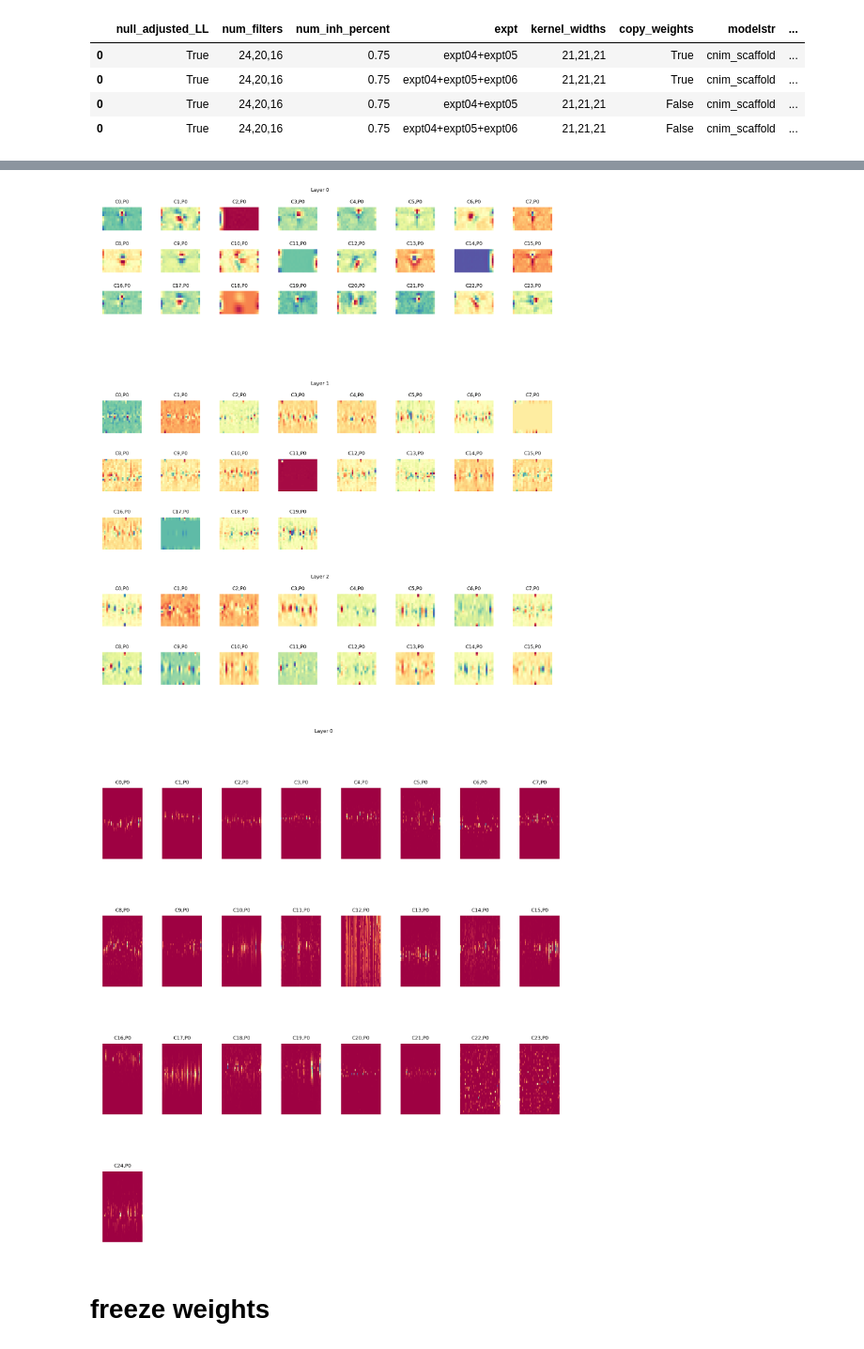
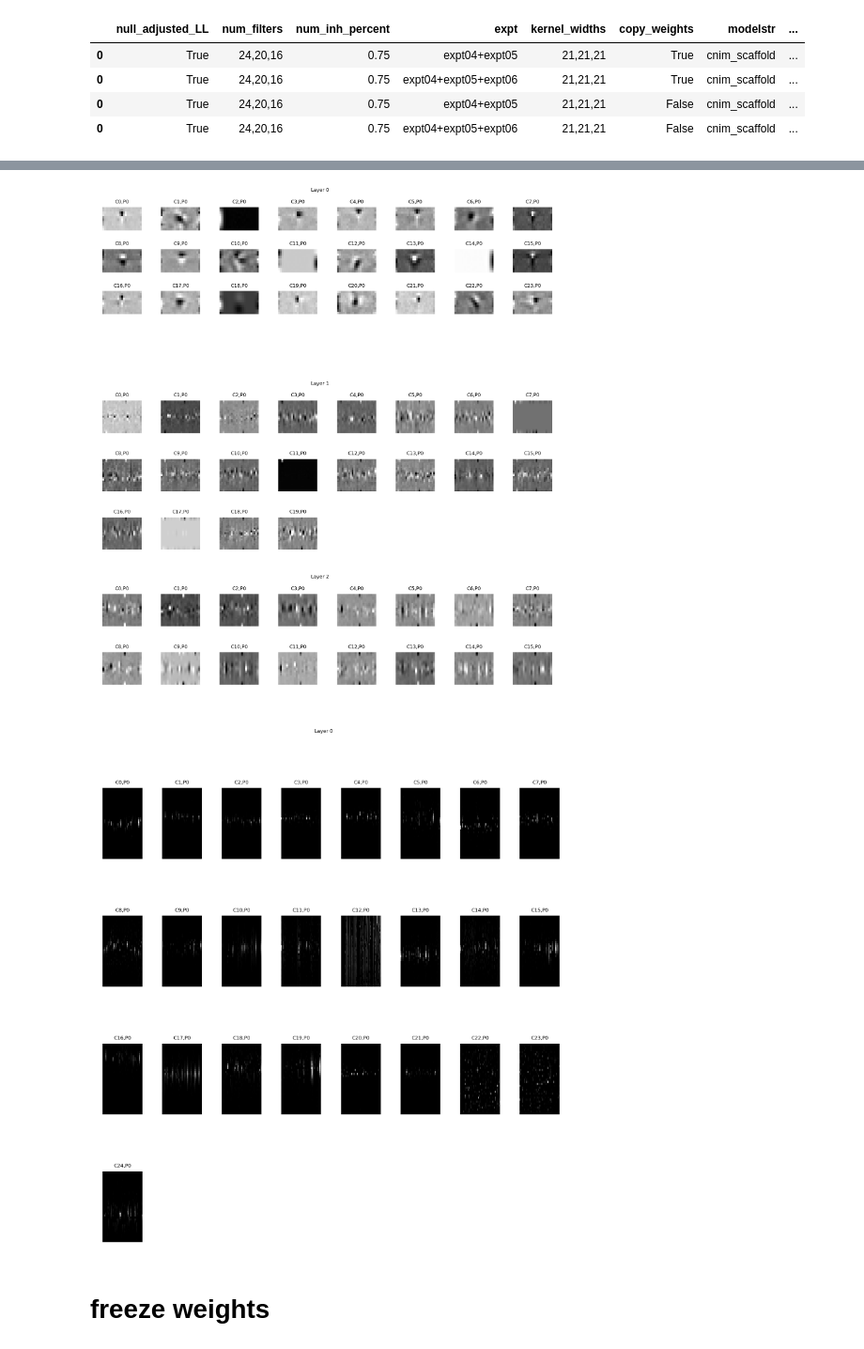
Before and after one commit to NeuroTheoryUMD/mattjac, a Jupyter notebook: v1/02242023.ipynb, the cells around one changed output, grey strips where cells are left out. Shown at 94% size. Cells and saved outputs as stored; diff of their text form; code cells hidden in the pictures.

```diff
--- a/v1/02242023.ipynb
+++ b/v1/02242023.ipynb
@@ -77,14 +77,14 @@ e3.trials
 | 0 | True | 24,20,16 | 0.75 | expt04+expt05 | 21,21,21 | False | cnim_scaffold | ... |
 | 0 | True | 24,20,16 | 0.75 | expt04+expt05+expt06 | 21,21,21 | False | cnim_scaffold | ... |
 # %%
-plot.plot_model_weights(e3.trials_where(name='cnim_scaffold1')[0].model, cmap='Spectral', figsize=(20,20))
+plot.plot_model_weights(e3.trials_where(name='cnim_scaffold1')[0].model, cmap='gray', figsize=(20,20))
 # %% [output]
 (21, 10, 24) --> (24, 10, 21)
 (24, 21, 20) --> (20, 21, 24)
 (20, 21, 16) --> (16, 21, 20)
 (60, 36, 25) --> (25, 36, 60)
-[figure, old version]
+[figure, new version]
-[figure, old version]
+[figure, new version]
 # %% [markdown]
 # freeze weights
 # %%
```
Also changed, not shown: parts of 7 cells of this notebook, 3 other files.
